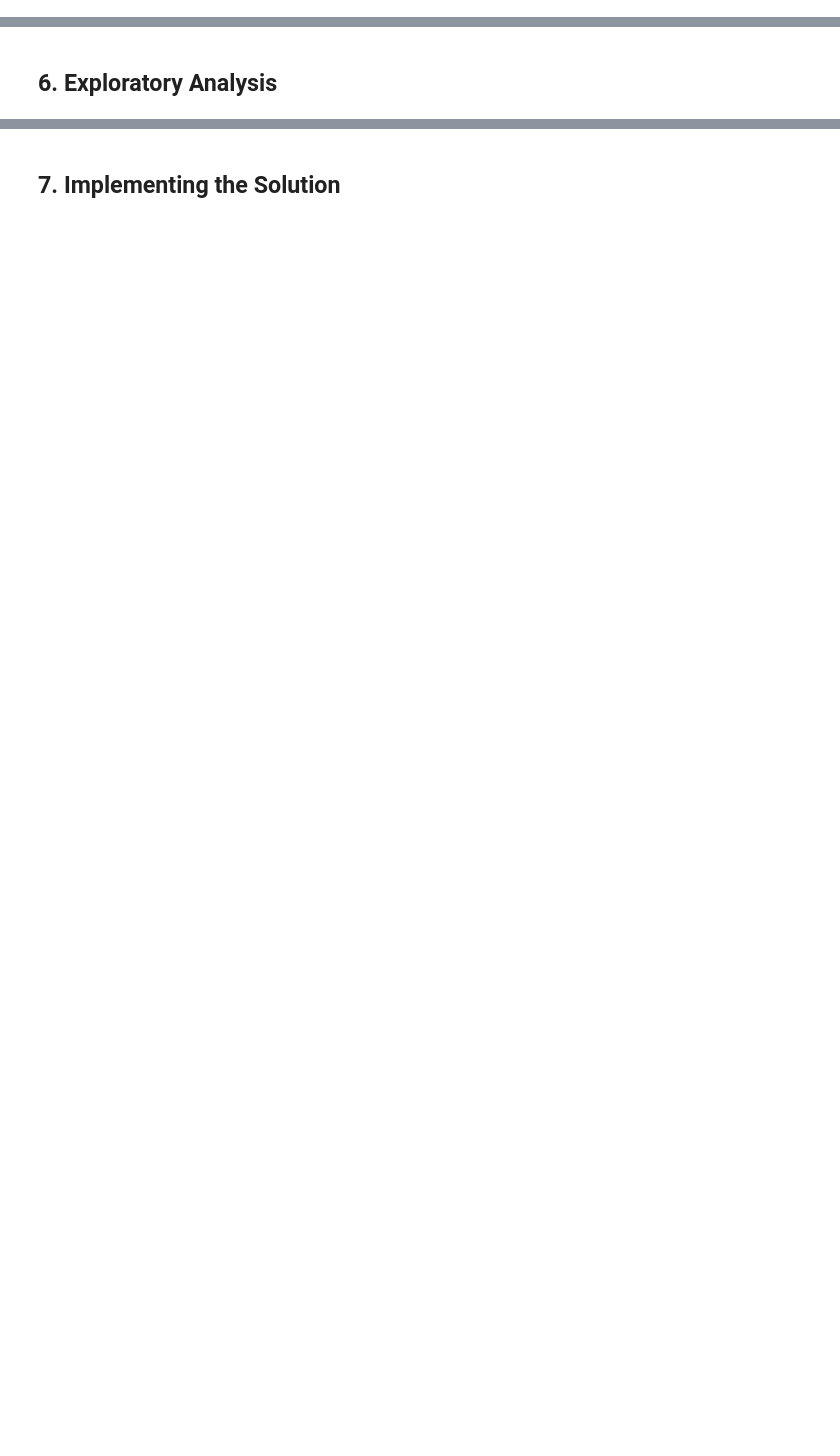
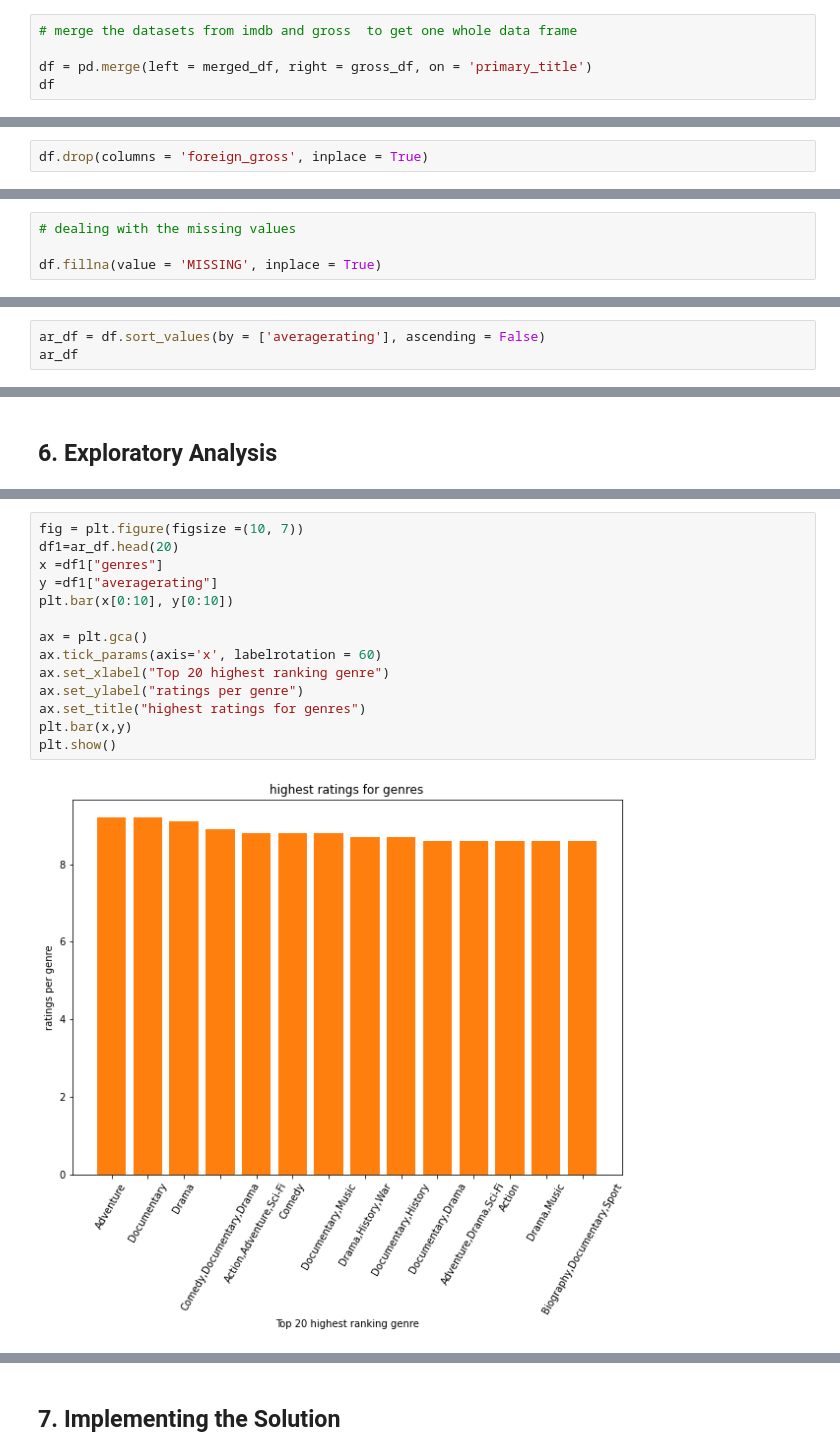
Before and after one commit to judy-sonnie/project-cempletion, a Jupyter notebook: Phase 1 project.ipynb, the cells around one changed output, grey strips where cells are left out. Drawn from its saved outputs; the diff is of its cells as text; blank space fills up the shorter version.

```diff
--- a/Phase 1 project.ipynb
+++ b/Phase 1 project.ipynb
@@ -28,0 +177,5 @@
+# %%
+# merge the datasets from imdb and gross  to get one whole data frame
+
+df = pd.merge(left = merged_df, right = gross_df, on = 'primary_title')
+df
@@ -67,0 +379,2 @@ Making sure your data matches something outside of the dataset is very important
+# %%
+df.drop(columns = 'foreign_gross', inplace = True)
@@ -67,0 +392,4 @@ Making sure your data matches something outside of the dataset is very important
+# %%
+# dealing with the missing values
+
+df.fillna(value = 'MISSING', inplace = True)
@@ -67,0 +485,3 @@ Making sure your data matches something outside of the dataset is very important
+# %%
+ar_df = df.sort_values(by = ['averagerating'], ascending = False)
+ar_df
@@ -75,0 +507,16 @@ Making sure your data matches something outside of the dataset is very important
+# %%
+fig = plt.figure(figsize =(10, 7))
+df1=ar_df.head(20)
+x =df1["genres"]
+y =df1["averagerating"]
+plt.bar(x[0:10], y[0:10])
+
+ax = plt.gca()
+ax.tick_params(axis='x', labelrotation = 60)
+ax.set_xlabel("Top 20 highest ranking genre")
+ax.set_ylabel("ratings per genre")
+ax.set_title("highest ratings for genres")
+plt.bar(x,y)
+plt.show()
+# %% [output]
+[figure, added]
```
Also changed, not shown: parts of 74 cells of this notebook.
